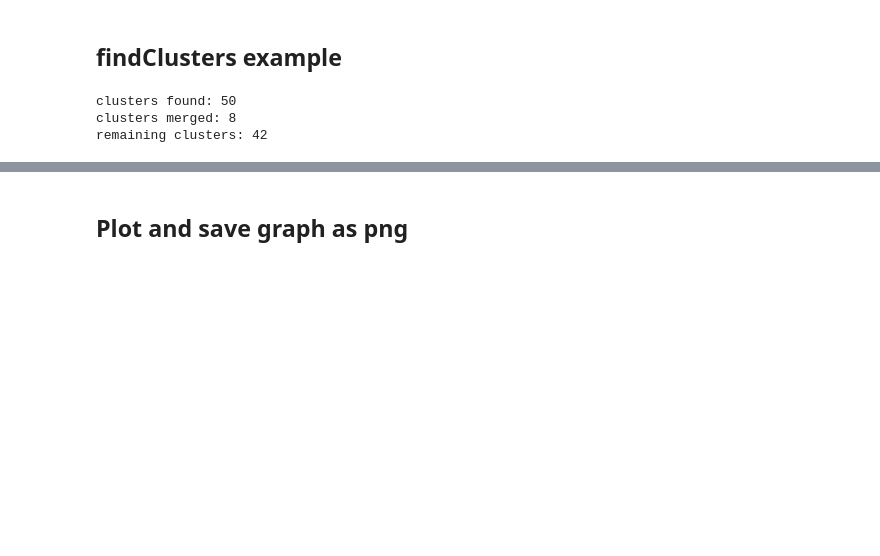
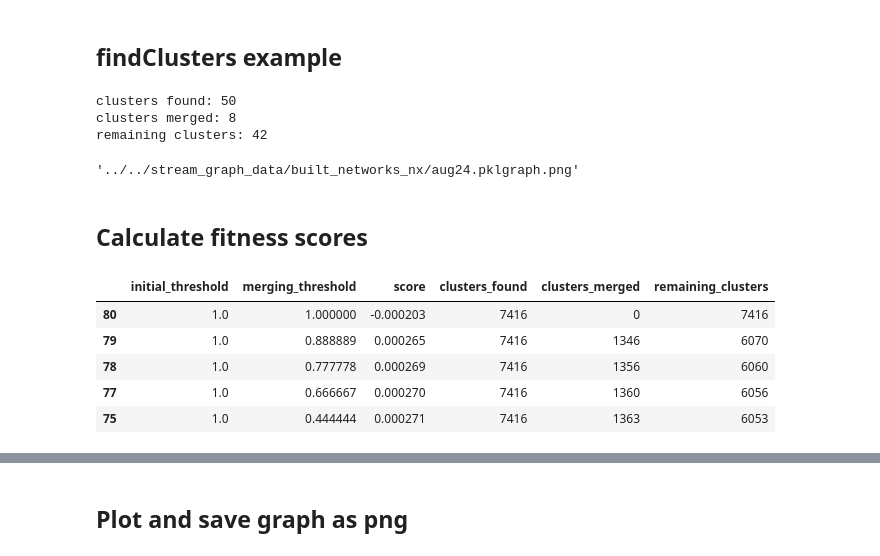
Before and after one commit to nidiamcl/stream-graph, a Jupyter notebook: streamgraph/evaluation.ipynb, the cells around one changed output, grey strips where cells are left out. Cells and saved outputs as stored; diff of their text form; code cells hidden in the pictures; blank space fills up the shorter version.

```diff
--- a/streamgraph/evaluation.ipynb
+++ b/streamgraph/evaluation.ipynb
@@ -30,3 +139,9 @@ print('remaining clusters: ' + str(len(merged_fmap)))
 clusters found: 50
 clusters merged: 8
 remaining clusters: 42
+# %%
+data_path + network_name + 'graph.png'
+# %% [output]
+'../../stream_graph_data/built_networks_nx/aug24.pklgraph.png'
+# %% [markdown]
+## Calculate fitness scores
@@ -32,0 +160,14 @@ remaining clusters: 42
+# %%
+# turn scores (dict) into dataframe
+df = pd.DataFrame.from_dict(d, orient='index')
+
+# sort by score to see best score
+df = df.sort_values(by='score', ascending=True)
+df.head()
+# %% [output]
+|  | initial_threshold | merging_threshold | score | clusters_found | clusters_merged | remaining_clusters |
+| 80 | 1.0 | 1.000000 | -0.000203 | 7416 | 0 | 7416 |
+| 79 | 1.0 | 0.888889 | 0.000265 | 7416 | 1346 | 6070 |
+| 78 | 1.0 | 0.777778 | 0.000269 | 7416 | 1356 | 6060 |
+| 77 | 1.0 | 0.666667 | 0.000270 | 7416 | 1360 | 6056 |
+| 75 | 1.0 | 0.444444 | 0.000271 | 7416 | 1363 | 6053 |
```
Also changed, not shown: parts of 21 cells of this notebook, 2 other files.
